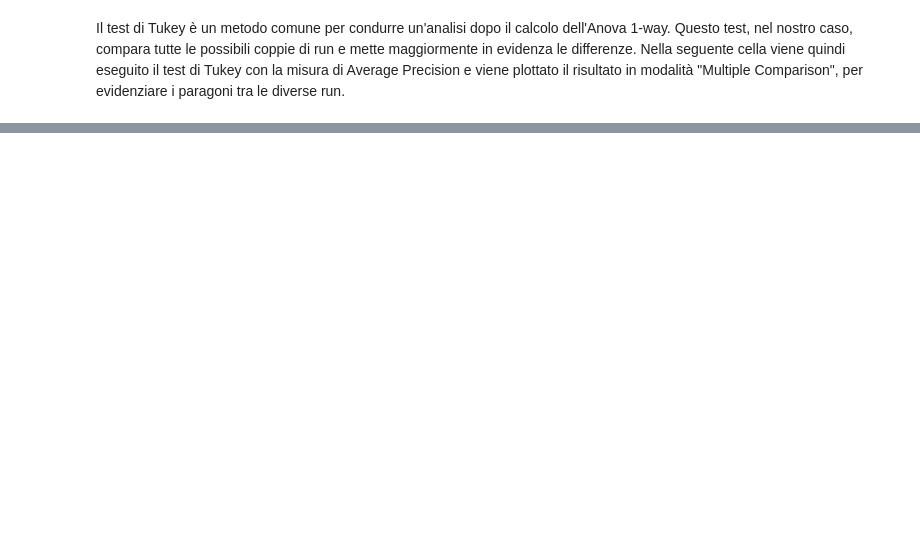
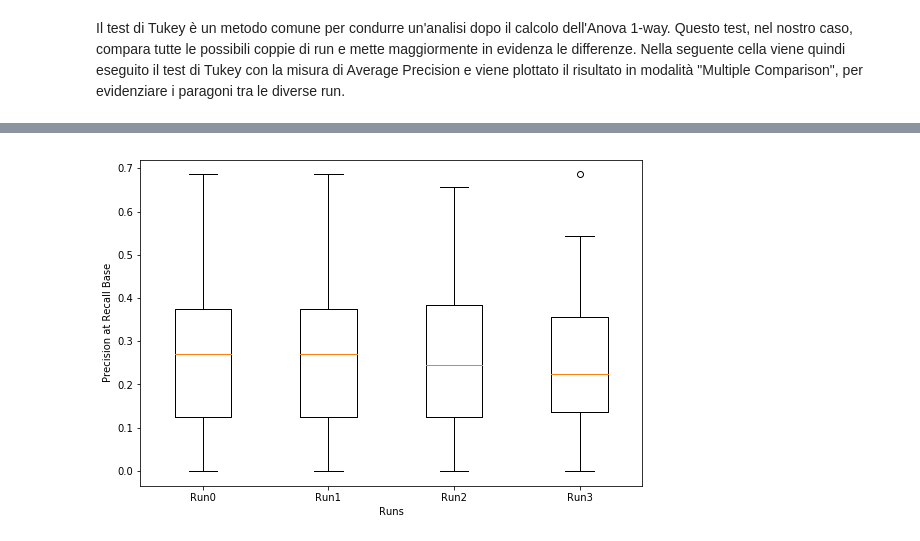
Before and after one commit to yleniag/Information-Retrival-Homework-1, a Jupyter notebook: Homework1-IR.ipynb, the cells around one changed output, grey strips where cells are left out. Cells and saved outputs as stored; diff of their text form; code cells hidden in the pictures; blank space fills up the shorter version.

```diff
--- a/Homework1-IR.ipynb
+++ b/Homework1-IR.ipynb
@@ -346,3 +352,7 @@ halfwidths (margine d'errore):  [0.07660477 0.07660477 0.07660477 0.07660477]
+# %%
+boxPlot(rprec_0, rprec_1, rprec_2, rprec_3, "Precision at Recall Base")
+# %% [output]
+[figure, added]
 # %%
 #Anova con Precision at Recall Base
 
```
Also changed, not shown: parts of 14 cells of this notebook, 3 other files.
